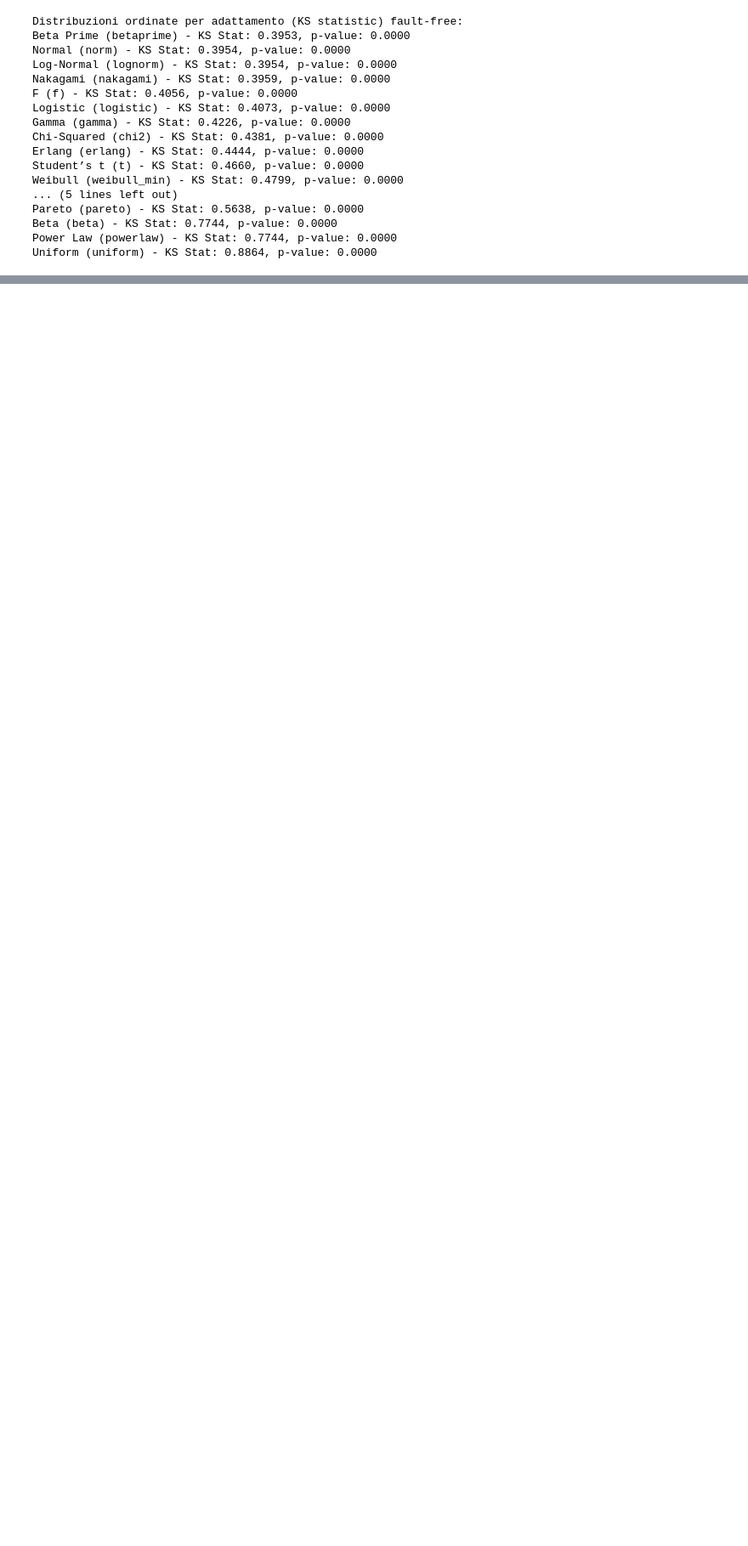
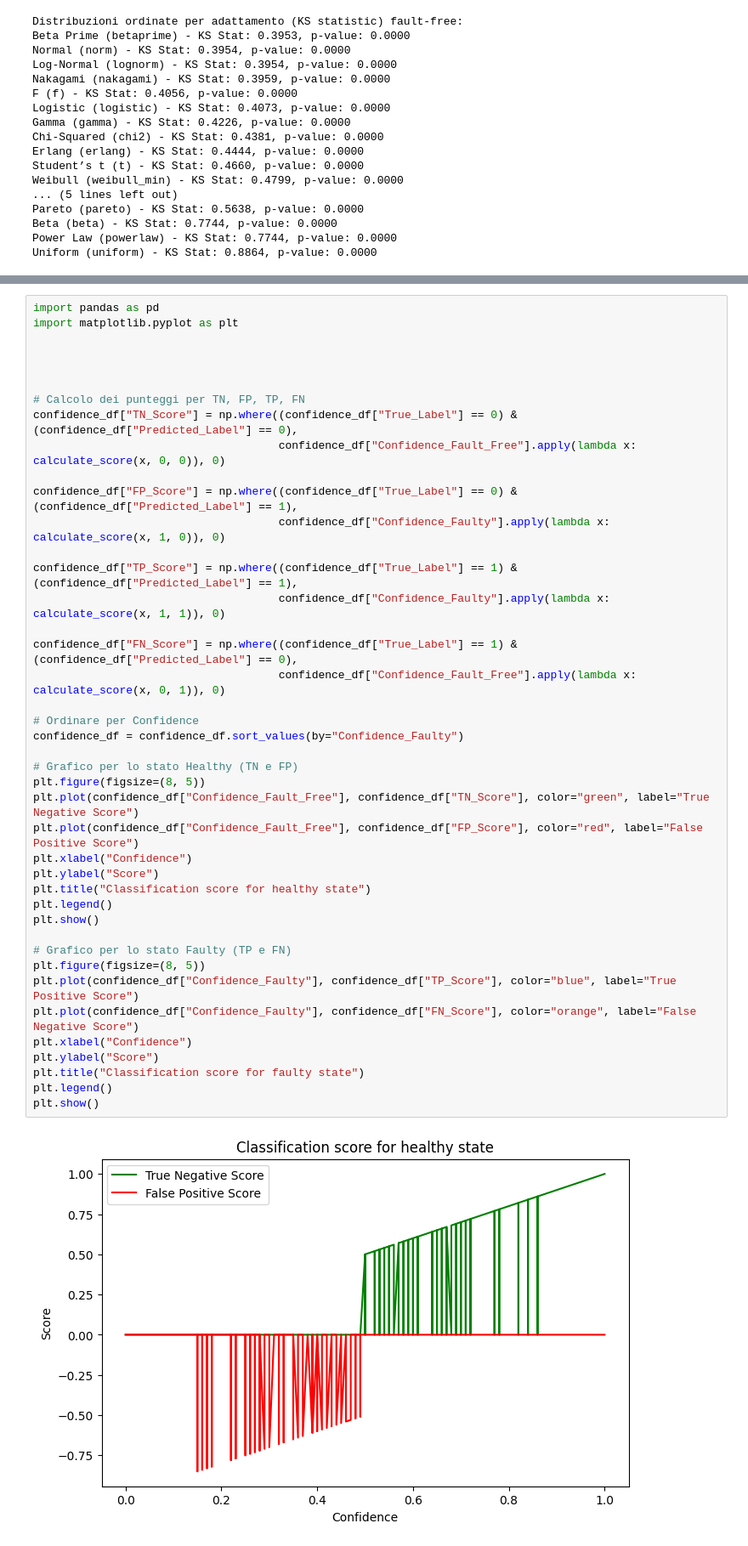
Before and after one commit to lucabellantee/FlyGuard, a Jupyter notebook: classificatore.ipynb, the cells around one changed output, grey strips where cells are left out. Shown at 85% size. Saved outputs shown, nothing was run; the diff lists cells and outputs as text; blank space fills up the shorter version.

```diff
--- a/classificatore.ipynb
+++ b/classificatore.ipynb
@@ -457,0 +490,44 @@ plt.show()
+# %%
+import pandas as pd
+import matplotlib.pyplot as plt
+
+
+
+
+# Calcolo dei punteggi per TN, FP, TP, FN
+confidence_df["TN_Score"] = np.where((confidence_df["True_Label"] == 0) & (confidence_df["Predicted_Label"] == 0),
+                                     confidence_df["Confidence_Fault_Free"].apply(lambda x: calculate_score(x, 0, 0)), 0)
+
+confidence_df["FP_Score"] = np.where((confidence_df["True_Label"] == 0) & (confidence_df["Predicted_Label"] == 1),
+                                     confidence_df["Confidence_Faulty"].apply(lambda x: calculate_score(x, 1, 0)), 0)
+
+confidence_df["TP_Score"] = np.where((confidence_df["True_Label"] == 1) & (confidence_df["Predicted_Label"] == 1),
+                                     confidence_df["Confidence_Faulty"].apply(lambda x: calculate_score(x, 1, 1)), 0)
+
+confidence_df["FN_Score"] = np.where((confidence_df["True_Label"] == 1) & (confidence_df["Predicted_Label"] == 0),
+                                     confidence_df["Confidence_Fault_Free"].apply(lambda x: calculate_score(x, 0, 1)), 0)
+
+# Ordinare per Confidence
+confidence_df = confidence_df.sort_values(by="Confidence_Faulty")
+
+# Grafico per lo stato Healthy (TN e FP)
+plt.figure(figsize=(8, 5))
+plt.plot(confidence_df["Confidence_Fault_Free"], confidence_df["TN_Score"], color="green", label="True Negative Score")
+plt.plot(confidence_df["Confidence_Fault_Free"], confidence_df["FP_Score"], color="red", label="False Positive Score")
+plt.xlabel("Confidence")
+plt.ylabel("Score")
+plt.title("Classification score for healthy state")
+plt.legend()
+plt.show()
+
+# Grafico per lo stato Faulty (TP e FN)
+plt.figure(figsize=(8, 5))
+plt.plot(confidence_df["Confidence_Faulty"], confidence_df["TP_Score"], color="blue", label="True Positive Score")
+plt.plot(confidence_df["Confidence_Faulty"], confidence_df["FN_Score"], color="orange", label="False Negative Score")
+plt.xlabel("Confidence")
+plt.ylabel("Score")
+plt.title("Classification score for faulty state")
+plt.legend()
+plt.show()
+# %% [output]
+[figure, added]
```
Also changed, not shown: parts of 3 cells of this notebook, 1 other file.
